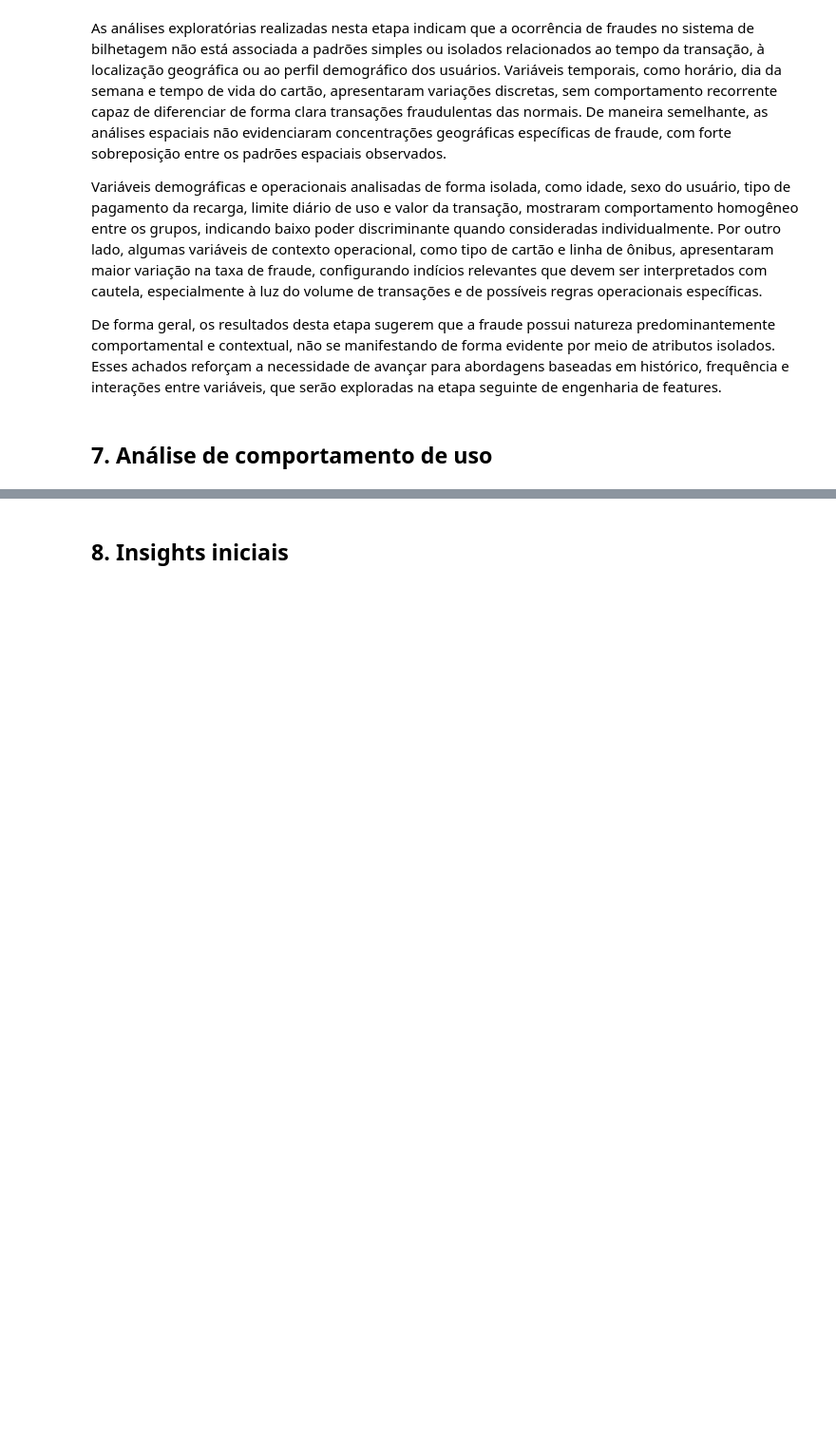
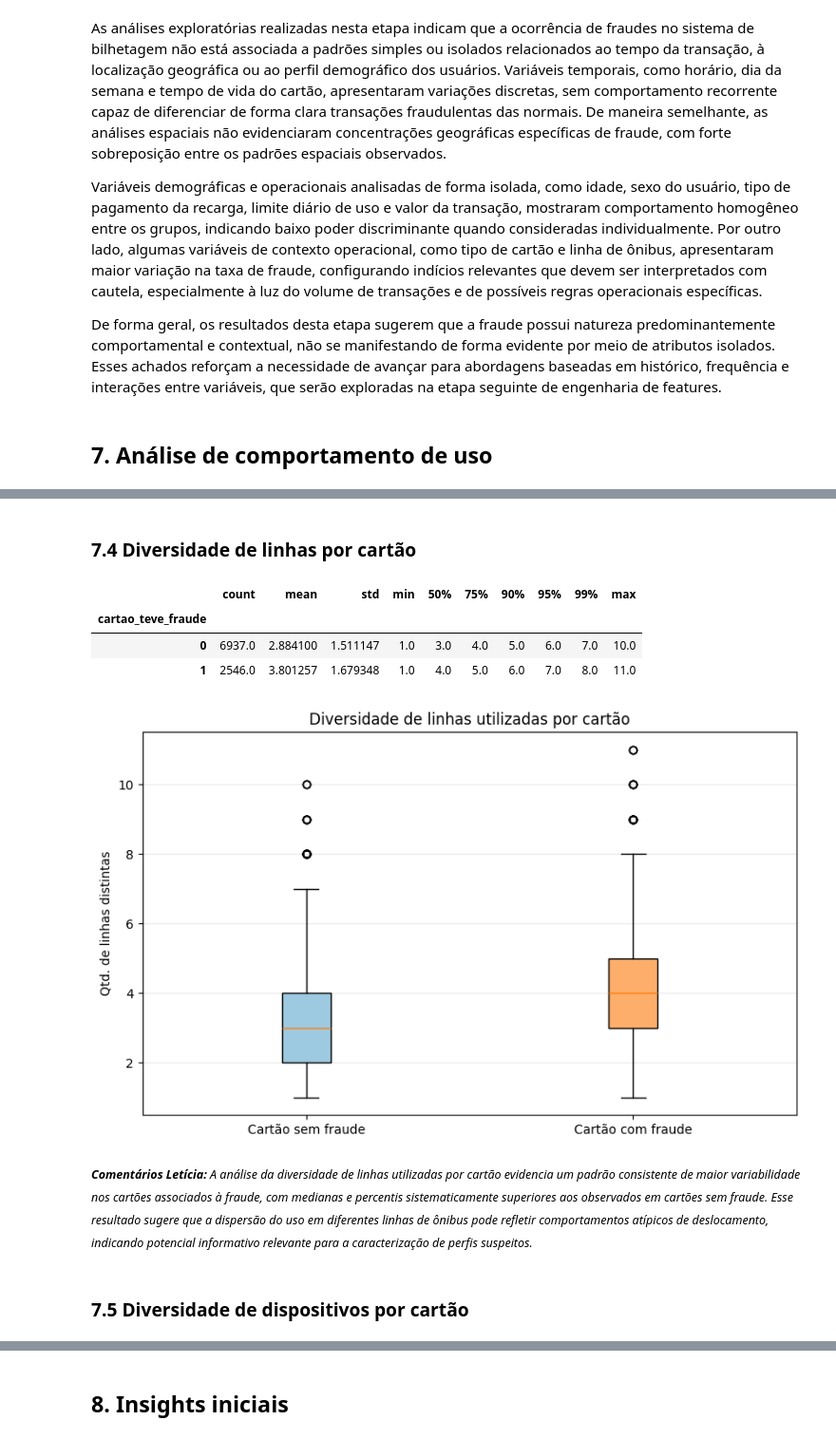
Before and after one commit to lpdata/fraude_bilhetagem, a Jupyter notebook: notebooks/01_exploracao_dados.ipynb, the cells around one changed output, grey strips where cells are left out. Shown at 95% size. Cells and saved outputs as stored; diff of their text form; code cells hidden in the pictures; blank space fills up the shorter version.

```diff
--- a/notebooks/01_exploracao_dados.ipynb
+++ b/notebooks/01_exploracao_dados.ipynb
@@ -996,0 +913,58 @@ Amostra das features criadas (primeiras 5 linhas):
+# %% [markdown]
+### 7.4 Diversidade de linhas por cartão
+# %%
+div_linhas = (
+    df.groupby('id_cartao')['linha_onibus']
+      .nunique()
+      .rename('qtd_linhas_distintas')
+      .reset_index()
+)
+
+cartao_teve_fraude = (
+    df.groupby('id_cartao')['target_fraude']
+      .max()
+      .rename('cartao_teve_fraude')
+      .reset_index()
+)
+
+div_linhas = div_linhas.merge(cartao_teve_fraude, on='id_cartao', how='left')
+
+resumo_linhas = (
+    div_linhas.groupby('cartao_teve_fraude')['qtd_linhas_distintas']
+              .describe(percentiles=[0.5, 0.75, 0.9, 0.95, 0.99])
+)
+
+resumo_linhas
+# %% [output]
+|  | count | mean | std | min | 50% | 75% | 90% | 95% | 99% | max |
+| cartao_teve_fraude |  |  |  |  |  |  |  |  |  |  |
+| 0 | 6937.0 | 2.884100 | 1.511147 | 1.0 | 3.0 | 4.0 | 5.0 | 6.0 | 7.0 | 10.0 |
+| 1 | 2546.0 | 3.801257 | 1.679348 | 1.0 | 4.0 | 5.0 | 6.0 | 7.0 | 8.0 | 11.0 |
+# %%
+plt.figure(figsize=(8,5))
+
+box = plt.boxplot(
+    [
+        div_linhas[div_linhas['cartao_teve_fraude'] == 0]['qtd_linhas_distintas'],
+        div_linhas[div_linhas['cartao_teve_fraude'] == 1]['qtd_linhas_distintas'],
+    ],
+    labels=['Cartão sem fraude', 'Cartão com fraude'],
+    showfliers=True,
+    patch_artist=True
+)
+
+cores = ['#9ecae1', '#fdae6b']
+for patch, cor in zip(box['boxes'], cores):
+    patch.set_facecolor(cor)
+
+plt.ylabel('Qtd. de linhas distintas')
+plt.title('Diversidade de linhas utilizadas por cartão')
+plt.grid(axis='y', alpha=0.25)
+plt.tight_layout()
+plt.show()
+# %% [output]
+[figure, added]
+# %% [markdown]
+<small>***Comentários Letícia:** A análise da diversidade de linhas utilizadas por cartão evidencia um padrão consistente de maior variabilidade nos cartões associados à fraude, com medianas e percentis sistematicamente superiores aos observados em cartões sem fraude. Esse resultado sugere que a dispersão do uso em diferentes linhas de ônibus pode refletir comportamentos atípicos de deslocamento, indicando potencial informativo relevante para a caracterização de perfis suspeitos.*</small>
+# %% [markdown]
+### 7.5 Diversidade de dispositivos por cartão
```
Also changed, not shown: parts of 41 cells of this notebook.
